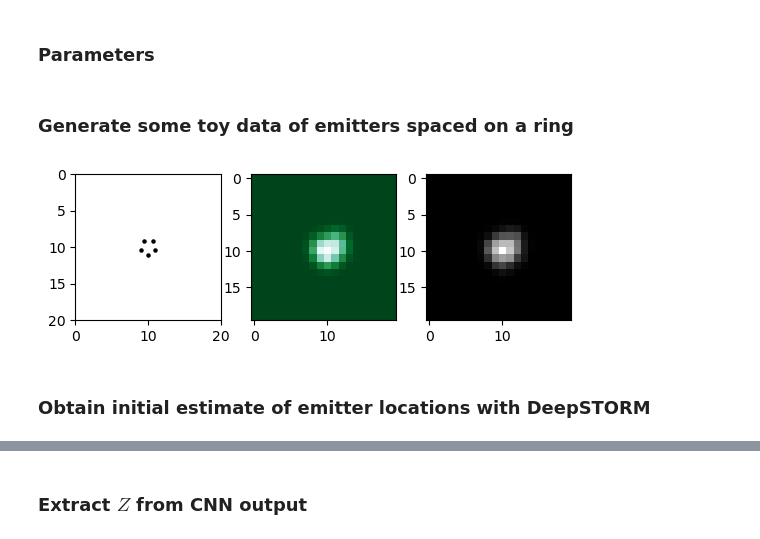
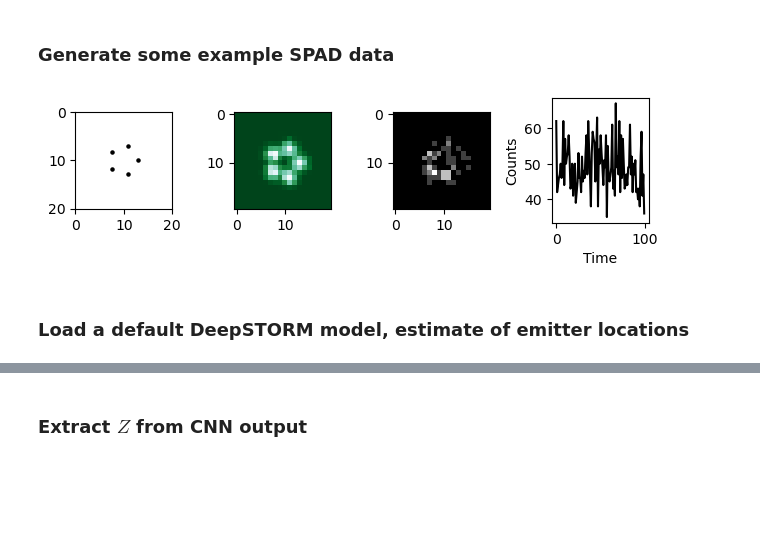
Before and after one commit to cwseitz/DDLM, a Jupyter notebook: SPICE/mains/basics.ipynb, the cells around one changed output, grey strips where cells are left out. Cells and saved outputs as stored; diff of their text form; code cells hidden in the pictures; blank space fills up the shorter version.

```diff
--- a/SPICE/mains/basics.ipynb
+++ b/SPICE/mains/basics.ipynb
@@ -23,2 +8,0 @@ def scatter_samples(theta,adu,thetagt=None):
-# %% [markdown]
-### Parameters
@@ -37,12 +9,22 @@ config = {
-# %% [markdown]
-### Generate some toy data of emitters spaced on a ring
-# %%
-ring = generators.Ring2D(config)
-adu,thetagt = ring.forward(show=True,ring_radius=1.0)
-# %% [output]
-[figure, removed]
+# %% [markdown]
+### Generate some example SPAD data
+# %%
+config = {
+    "nx": 20,
+    "ny": 20,
+    "sigma": 0.92,
+    "lam0": 1000,
+    "nt": 100,
+    "particles": 5
+}
+
+spad2d = SPAD2D_Ring(config)
+counts,probsum,theta_star = spad2d.generate(ring_radius=3,show=True)
+csum = np.sum(counts,axis=0)
+# %% [output]
+[figure, added]
 # %% [markdown]
-### Obtain initial estimate of emitter locations with DeepSTORM
+### Load a default DeepSTORM model, estimate of emitter locations
 # %%
 cnn_config = {'thresh_cnn':5,'radius':4,'pixel_size_lateral':108.3}
 model = Ring_Rad1_K5(cnn_config)
```
Also changed, not shown: parts of 8 cells of this notebook, 1 other file.
